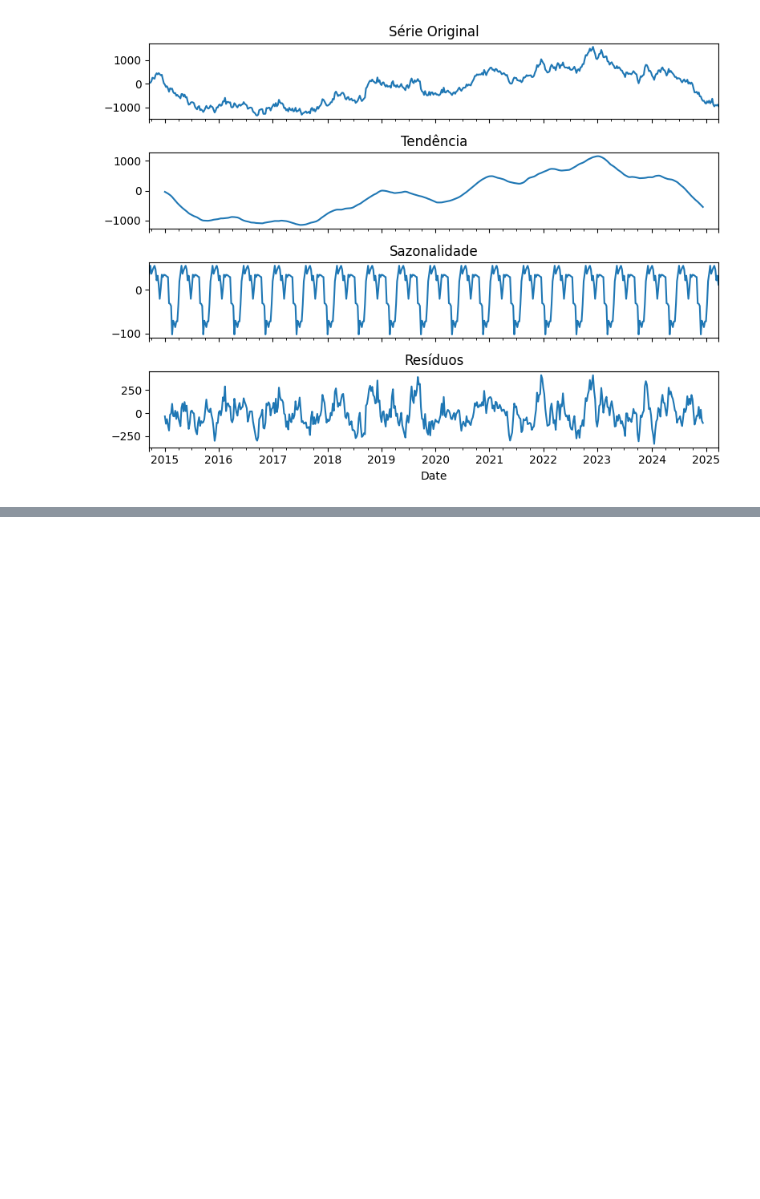
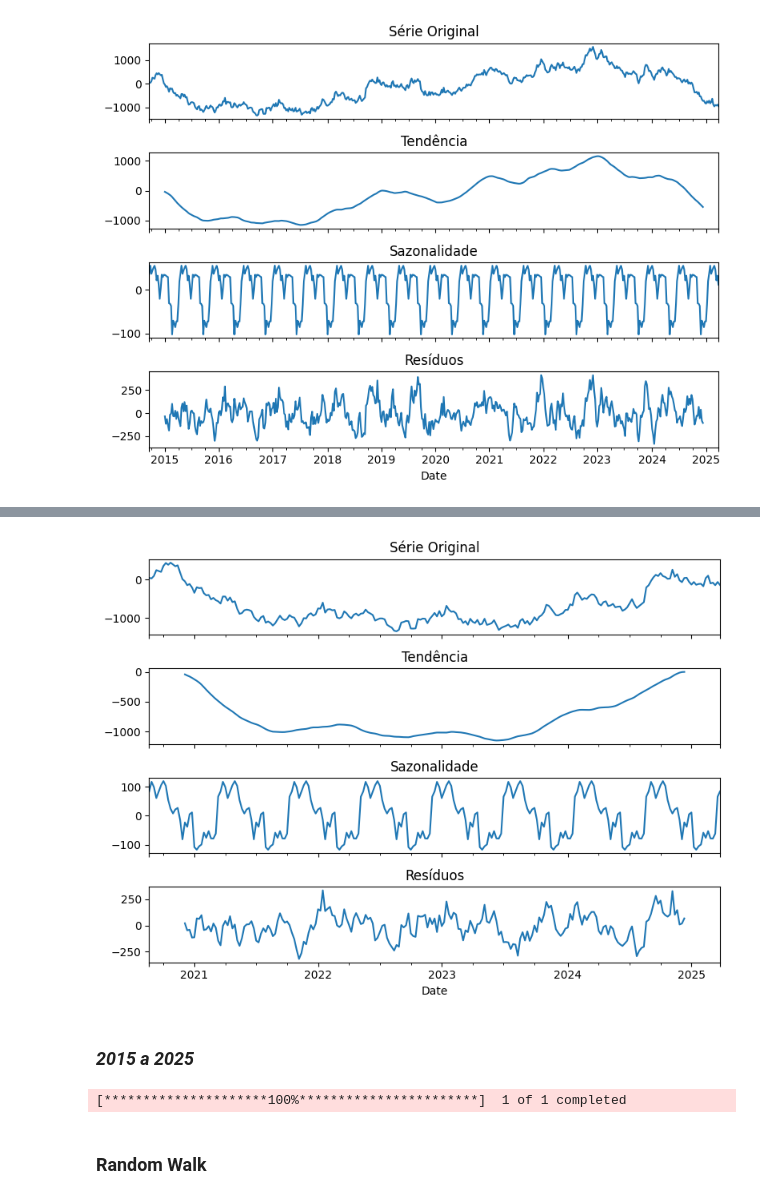
Before and after one commit to MariaGabrielaAlvesZuppardo/SeriesTemporaisCin, a Jupyter notebook: Lista_de_Exercicio_Random_Walk.ipynb, the cells around one changed output, grey strips where cells are left out. Drawn from its saved outputs; the diff is of its cells as text; code cells hidden in the pictures; blank space fills up the shorter version.

```diff
--- a/Lista_de_Exercicio_Random_Walk.ipynb
+++ b/Lista_de_Exercicio_Random_Walk.ipynb
@@ -134,0 +220,25 @@ plt.show()
+# %%
+from statsmodels.tsa.seasonal import seasonal_decompose
+
+result = seasonal_decompose(dados_rw["Random Walk"], period=30, model="additive")
+
+fig, axes = plt.subplots(4, 1, figsize=(8, 6), sharex=True)
+result.observed.plot(ax=axes[0], title="Série Original")
+result.trend.plot(ax=axes[1], title="Tendência")
+result.seasonal.plot(ax=axes[2], title="Sazonalidade")
+result.resid.plot(ax=axes[3], title="Resíduos")
+
+plt.tight_layout()
+plt.show()
+# %% [output]
+[figure, added]
+# %% [markdown]
+### ***2015 a 2025***
+# %%
+ticket = "BTC-USD"
+dados = yf.download(ticket,start="2015-08-18",end="2025-08-18")
+dados_weekly= dados['Close'].resample('W').last().dropna()
+# %% [output]
+[*********************100%***********************]  1 of 1 completed
+# %% [markdown]
+### Random Walk
```
Also changed, not shown: parts of 23 cells of this notebook.
